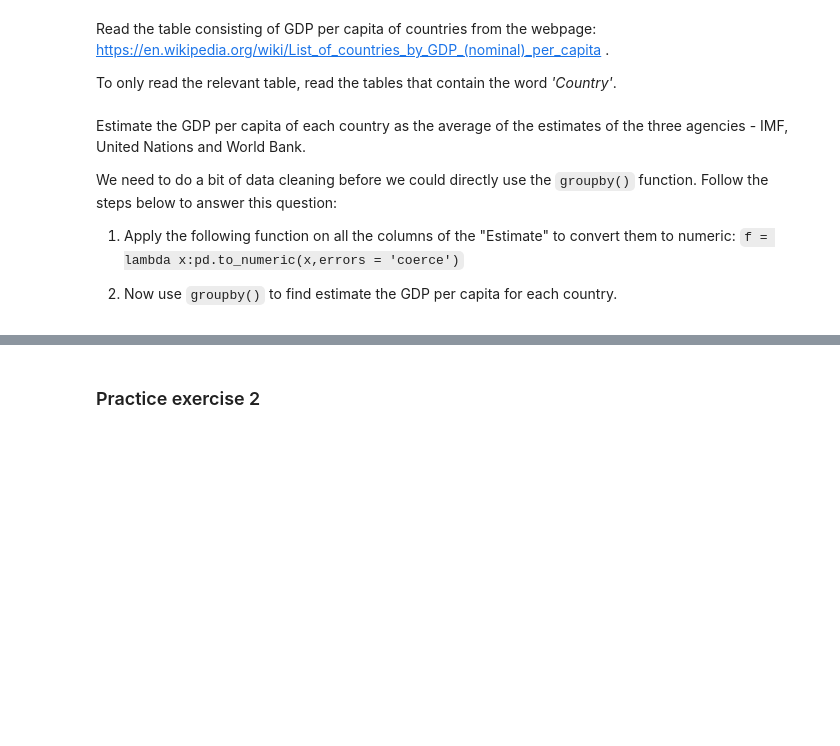
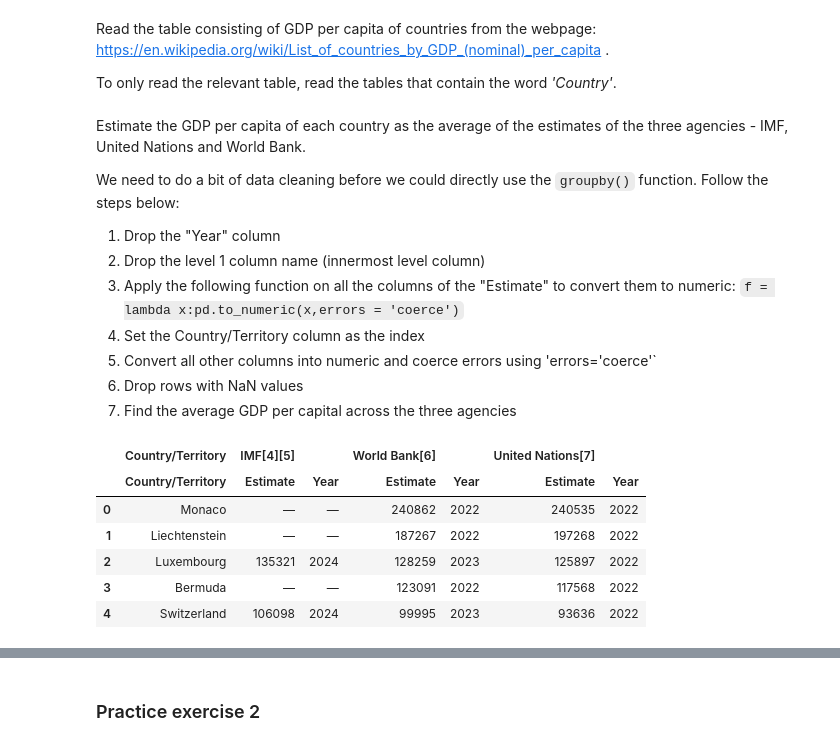
Before and after one commit to Lizhen0909/nu-stat303-1-sec20-coursebook, a Jupyter notebook: Data aggregation.ipynb, the cells around one changed output, grey strips where cells are left out. Saved outputs shown, nothing was run; the diff lists cells and outputs as text; code cells hidden in the pictures; blank space fills up the shorter version.

```diff
--- a/Data aggregation.ipynb
+++ b/Data aggregation.ipynb
@@ -960,9 +957,25 @@ To only read the relevant table, read the tables that contain the word *'Country
 # %% [markdown]
 Estimate the GDP per capita of each country as the average of the estimates of the three agencies - IMF, United Nations and World Bank.
 
-We need to do a bit of data cleaning before we could directly use the `groupby()` function. Follow the steps below to answer this question:
+We need to do a bit of data cleaning before we could directly use the `groupby()` function. Follow the steps below:
 
 
-1. Apply the following function on all the columns of the "Estimate" to convert them to numeric: `f = lambda x:pd.to_numeric(x,errors = 'coerce')`
-
-2. Now use `groupby()` to find estimate the GDP per capita for each country.
+1. Drop the "Year" column
+2. Drop the level 1 column name (innermost level column)
+3. Apply the following function on all the columns of the "Estimate" to convert them to numeric: `f = lambda x:pd.to_numeric(x,errors = 'coerce')`
+4. Set the Country/Territory column as the index
+5. Convert all other columns into numeric and coerce errors using 'errors='coerce'`
+6. Drop rows with NaN values
+7. Find the average GDP per capital across the three agencies
+# %%
+dfs = pd.read_html('https://en.wikipedia.org/wiki/List_of_countries_by_GDP_(nominal)_per_capita', match = 'Country')
+gdp_data  = dfs[0]
+gdp_data.head()
+# %% [output]
+|  | Country/Territory | IMF[4][5] |  | World Bank[6] |  | United Nations[7] |  |
+|  | Country/Territory | Estimate | Year | Estimate | Year | Estimate | Year |
+| 0 | Monaco | — | — | 240862 | 2022 | 240535 | 2022 |
+| 1 | Liechtenstein | — | — | 187267 | 2022 | 197268 | 2022 |
+| 2 | Luxembourg | 135321 | 2024 | 128259 | 2023 | 125897 | 2022 |
+| 3 | Bermuda | — | — | 123091 | 2022 | 117568 | 2022 |
+| 4 | Switzerland | 106098 | 2024 | 99995 | 2023 | 93636 | 2022 |
```
Also changed, not shown: parts of 15 cells of this notebook, 6 other files.
